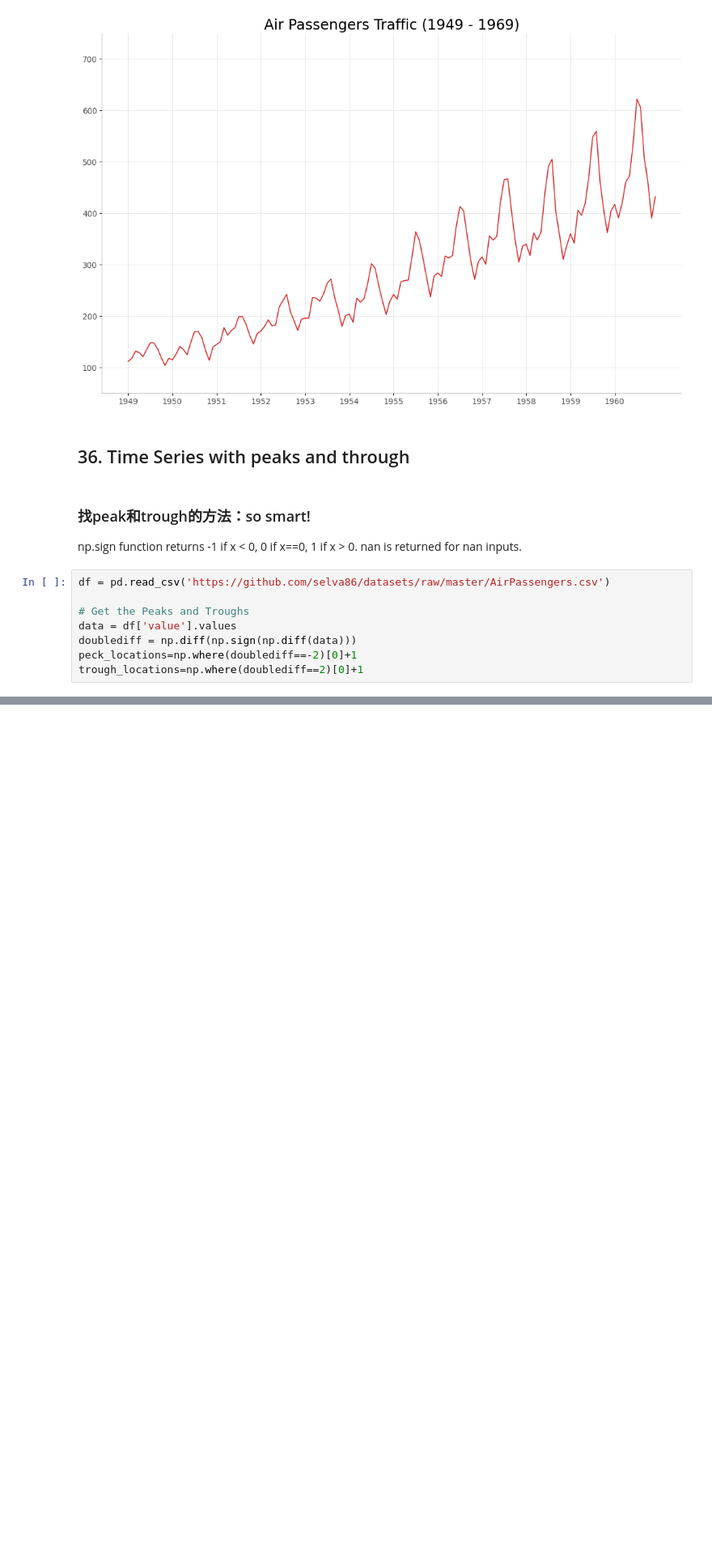
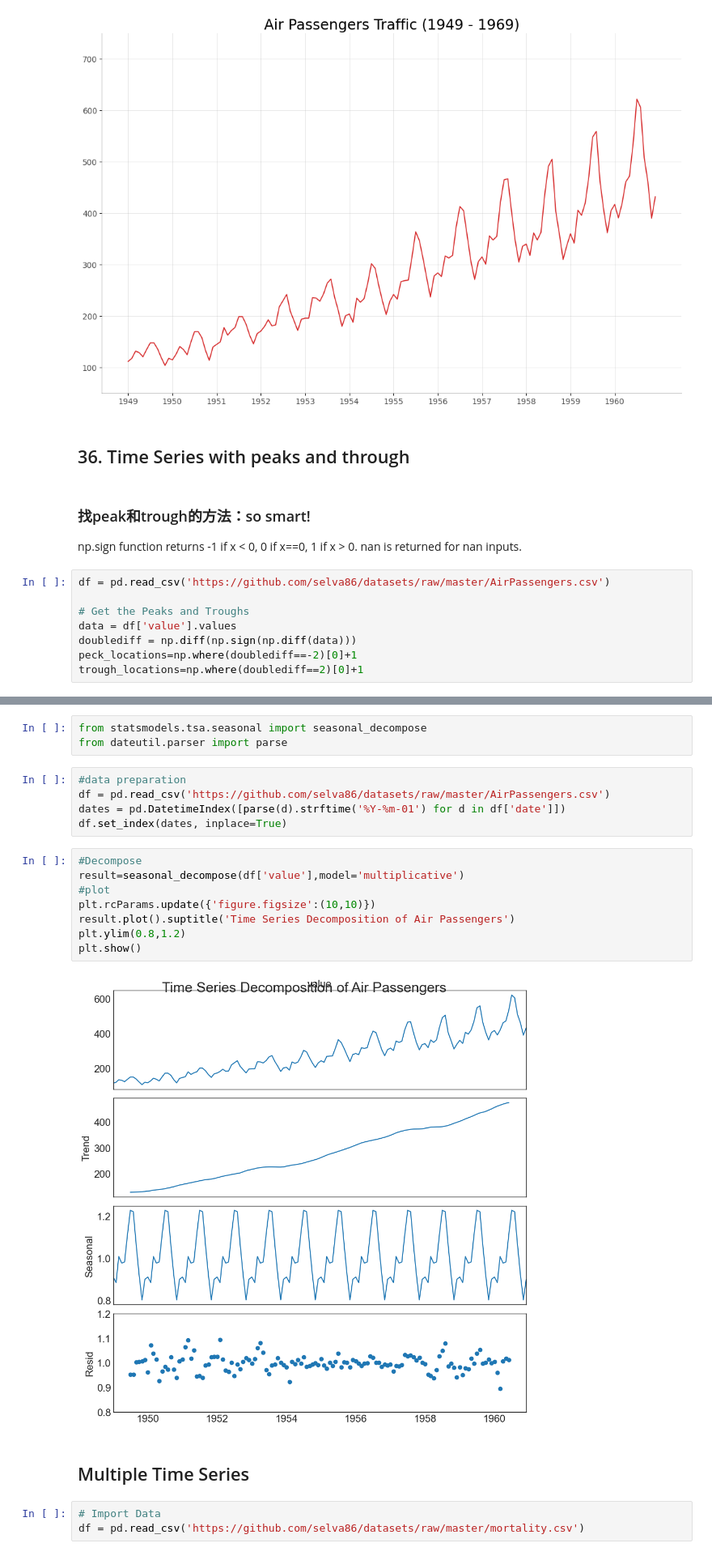
Before and after one commit to Fruitcoco/2023summer, a Jupyter notebook: matplotlib_visualizations/Change/times_series_and_other_graphs_that_represent_change.ipynb, the cells around one changed output, grey strips where cells are left out. Shown at 81% size. Saved outputs shown, nothing was run; the diff lists cells and outputs as text; blank space fills up the shorter version.

```diff
--- a/matplotlib_visualizations/Change/times_series_and_other_graphs_that_represent_change.ipynb
+++ b/matplotlib_visualizations/Change/times_series_and_other_graphs_that_represent_change.ipynb
@@ -89,0 +159,23 @@ array([ 1,  1, -1, -1,  1,  1,  0, -1, -1, -1,  1, -1,  1,  1, -1, -1,  1,
+# %%
+from statsmodels.tsa.seasonal import seasonal_decompose
+from dateutil.parser import parse
+# %%
+#data preparation
+df = pd.read_csv('https://github.com/selva86/datasets/raw/master/AirPassengers.csv')
+dates = pd.DatetimeIndex([parse(d).strftime('%Y-%m-01') for d in df['date']])
+df.set_index(dates, inplace=True)
+# %%
+#Decompose
+result=seasonal_decompose(df['value'],model='multiplicative')
+#plot
+plt.rcParams.update({'figure.figsize':(10,10)})
+result.plot().suptitle('Time Series Decomposition of Air Passengers')
+plt.ylim(0.8,1.2)
+plt.show()
+# %% [output]
+[figure, added]
+# %% [markdown]
+## Multiple Time Series
+# %%
+# Import Data
+df = pd.read_csv('https://github.com/selva86/datasets/raw/master/mortality.csv')
```
Also changed, not shown: parts of 41 cells of this notebook.
